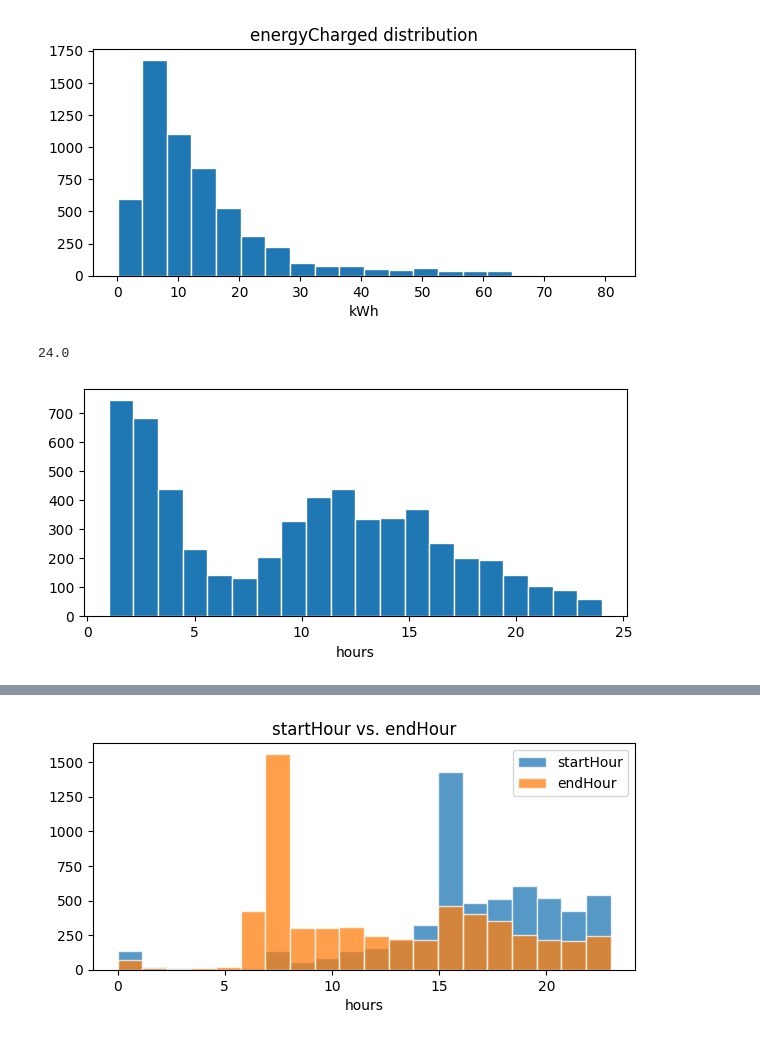
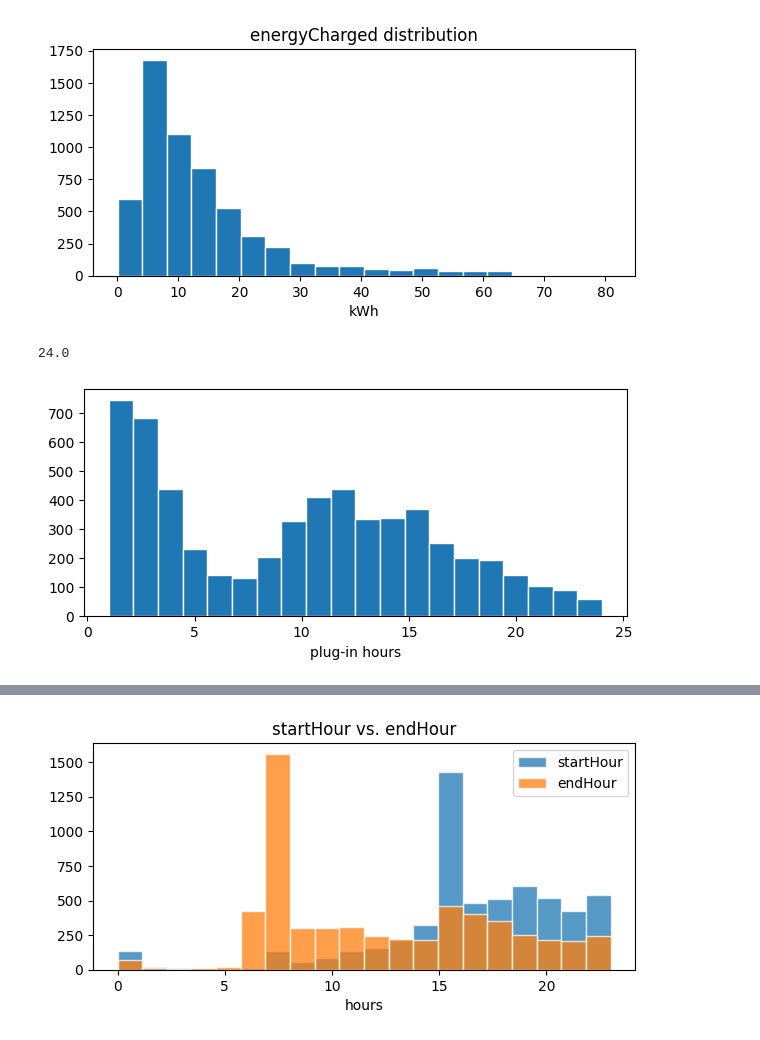
Before and after one commit to jarviskroos7/pev_intelligent_charging_control, a Jupyter notebook: notebooks/charging_data_proc.ipynb, the cells around one changed output, grey strips where cells are left out. Saved outputs shown, nothing was run; the diff lists cells and outputs as text; code cells hidden in the pictures.

```diff
--- a/notebooks/charging_data_proc.ipynb
+++ b/notebooks/charging_data_proc.ipynb
@@ -118,9 +118,9 @@ plt.show()
 # %%
 print(max(sessions['Duration_hours']))
 plt.figure(figsize=(7, 3))
 plt.hist(sessions[sessions['Duration_hours'] < 70]['Duration_hours'], edgecolor='white', bins=20)
-plt.xlabel('hours')
+plt.xlabel('plug-in hours')
 plt.show()
 # %% [output]
 24.0
-[figure, old version]
+[figure, new version]
```
Also changed, not shown: parts of 1 cell of this notebook, 14 other files.
